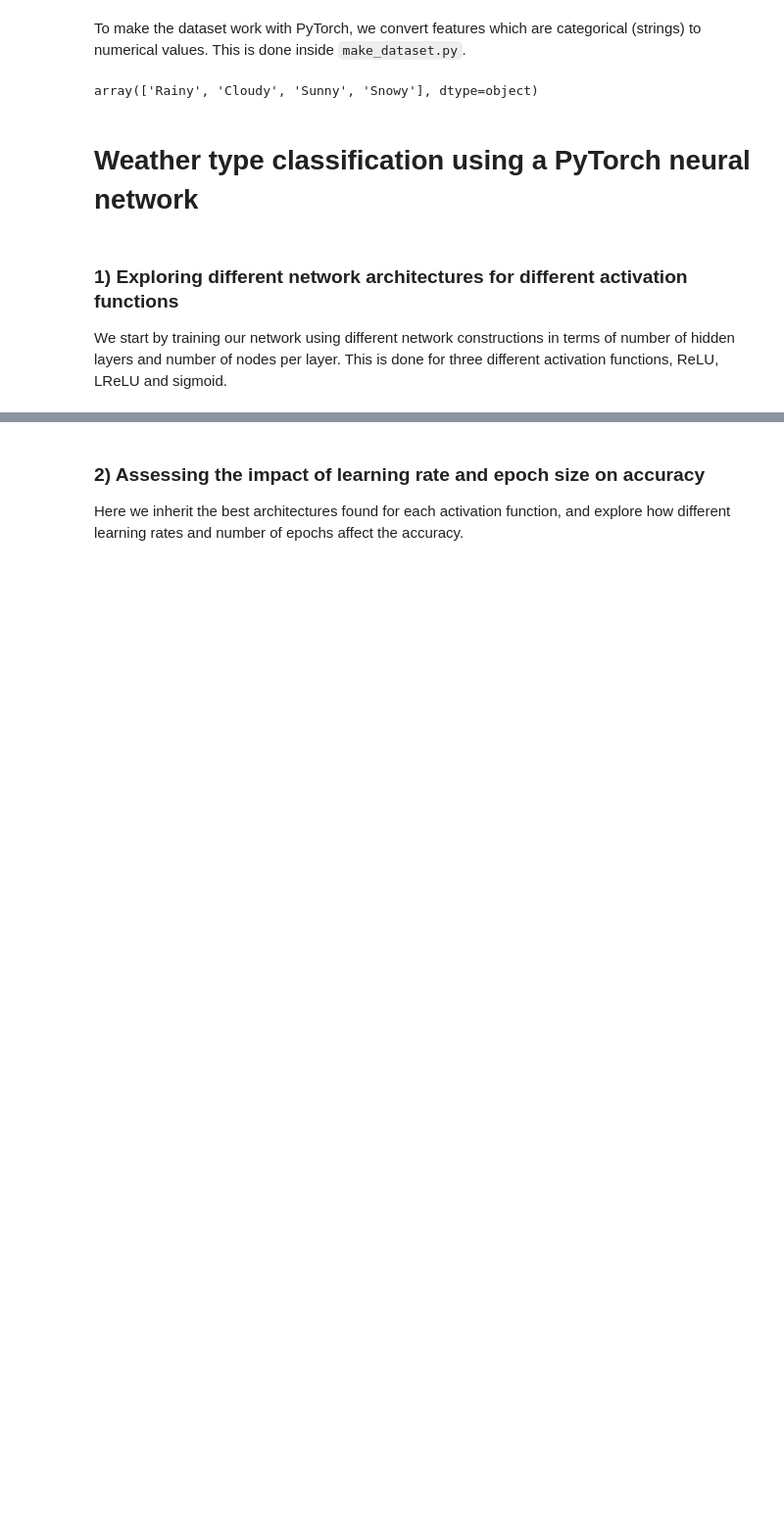
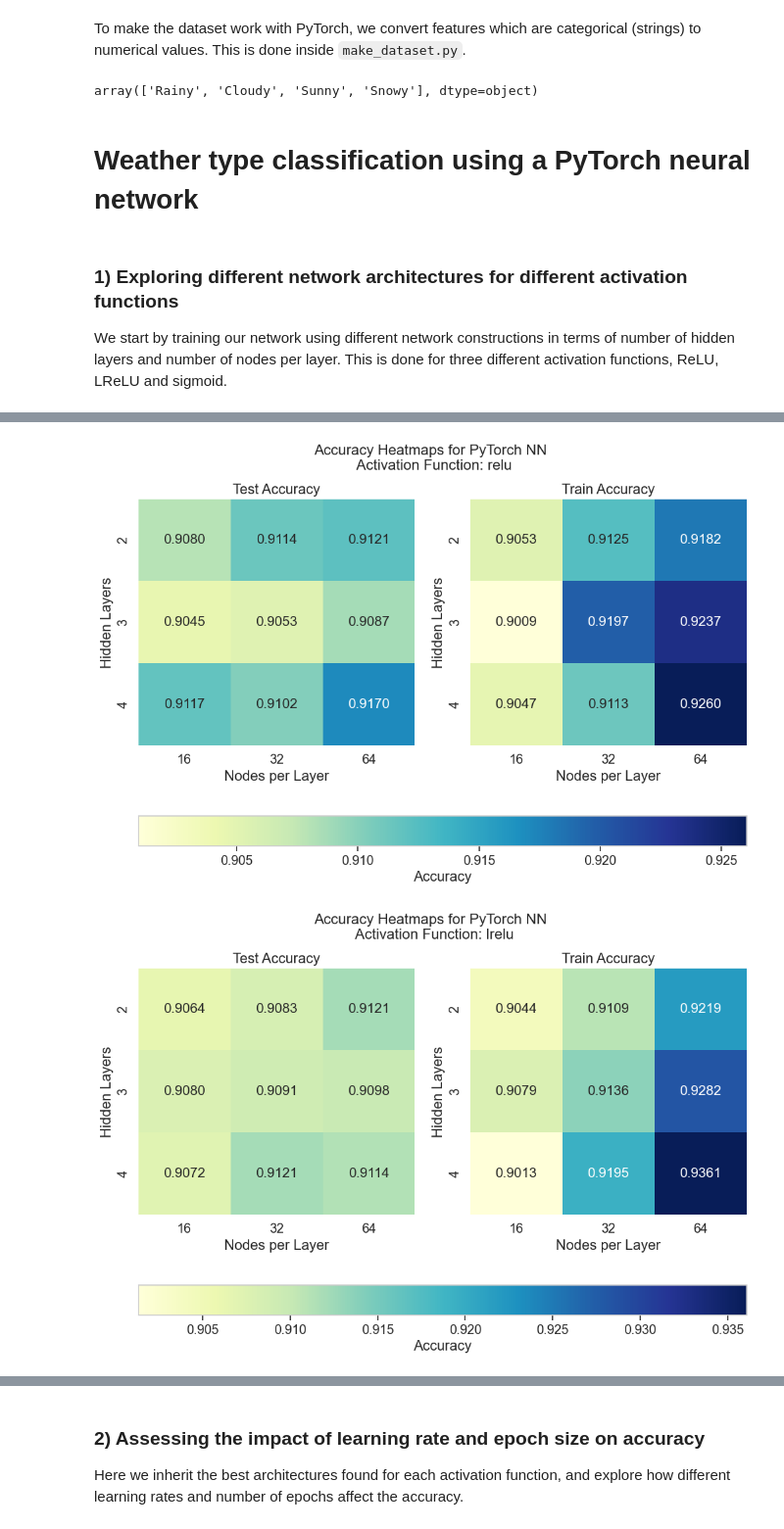
Before and after one commit to kjes4pres/Project_3_FYSSTK, a Jupyter notebook: Code/main/NeuralNetworks.ipynb, the cells around one changed output, grey strips where cells are left out. Shown at 98% size. Saved outputs shown, nothing was run; the diff lists cells and outputs as text; code cells hidden in the pictures; blank space fills up the shorter version.

```diff
--- a/Code/main/NeuralNetworks.ipynb
+++ b/Code/main/NeuralNetworks.ipynb
@@ -154,35 +175,39 @@ for activation in activations:
 # %%
 results_torch_arch = pd.DataFrame(results)
 # %%
-plt.rcParams.update({"font.size": 11})
+plt.rcParams.update({"font.size": 15})
 
 for activation in activations:
 
     fig, ax = plt.subplots(1, 2, figsize=(12, 7))
 
-    fig.suptitle(f'Accuracy Heatmaps for PyTorch NN \n Activation Function: {activation}', y = 1.1, fontsize=16)
+    fig.suptitle(f'Accuracy Heatmaps for PyTorch NN \n Activation Function: {activation}', y = 1.0, fontsize=16)
 
     pivot_table_test = results_torch_arch[results_torch_arch['Activation'] == activation].pivot_table(
         index="Hidden Layers", columns="Nodes", values="Accuracy_test", aggfunc="mean")
 
     pivot_table_train = results_torch_arch[results_torch_arch['Activation'] == activation].pivot_table(
         index="Hidden Layers", columns="Nodes", values="Accuracy_train", aggfunc="mean")
 
     # Shared vmin/vmax across both heatmaps
     vmin = min(pivot_table_test.min().min(), pivot_table_train.min().min())
     vmax = max(pivot_table_test.max().max(), pivot_table_train.max().max())
 
     im1 = sns.heatmap(pivot_table_test, annot=True, fmt=".4f", cmap="YlGnBu", ax=ax[0], vmin=vmin, vmax=vmax, cbar=False)
     ax[0].set_title(f'Test Accuracy')
     ax[0].set_xlabel('Nodes per Layer')
     ax[0].set_ylabel('Hidden Layers')
 
     im2 = sns.heatmap(pivot_table_train, annot=True, fmt=".4f", cmap="YlGnBu", ax=ax[1], vmin=vmin, vmax=vmax, cbar=False)
     ax[1].set_title(f'Train Accuracy')
     ax[1].set_xlabel('Nodes per Layer')
     ax[1].set_ylabel('Hidden Layers')
 
     cbar = fig.colorbar(im2.get_children()[0], ax=ax, orientation="horizontal", pad=0.2, fraction=0.1)
     cbar.set_label('Accuracy')
 
     plt.show()
+    fig.savefig(f'{figpath}/PytorchNN_Accuracy_Heatmap_{activation}.pdf', dpi=200, bbox_inches='tight')
+# %% [output]
+[figure, added]
+[figure, added]
```
Also changed, not shown: parts of 45 cells of this notebook.
